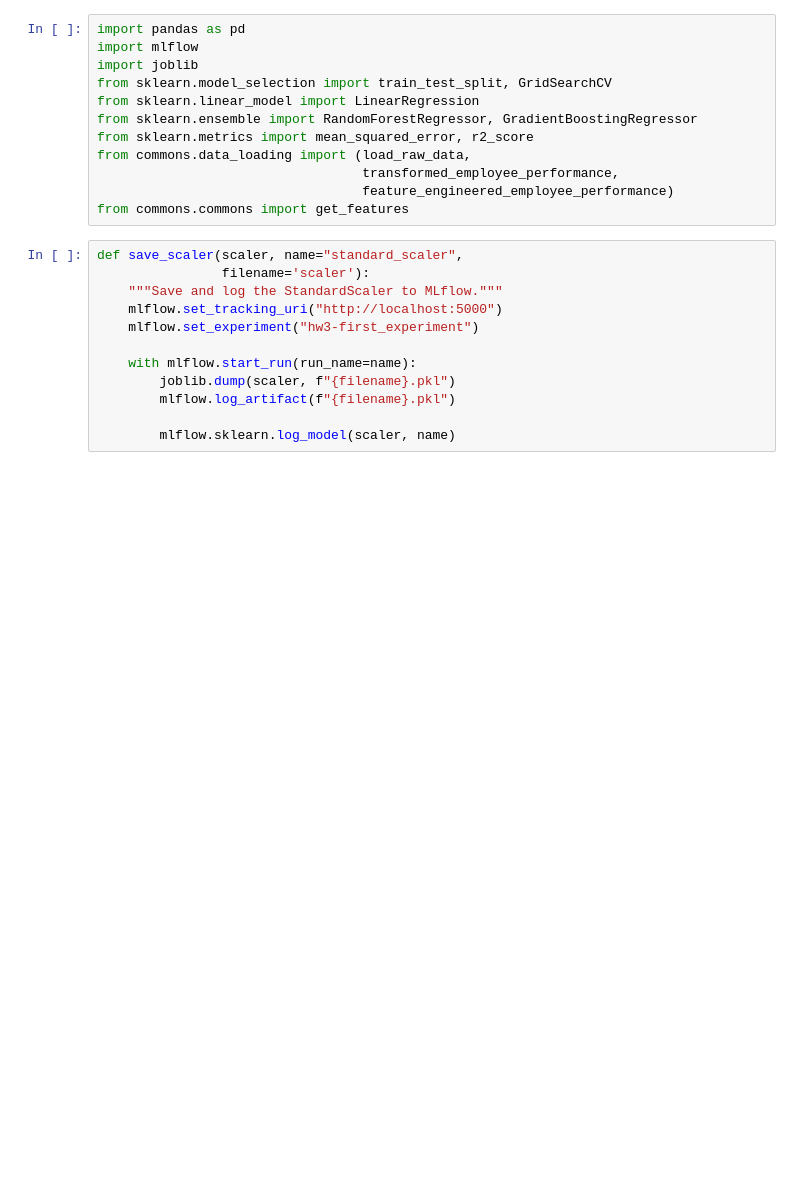
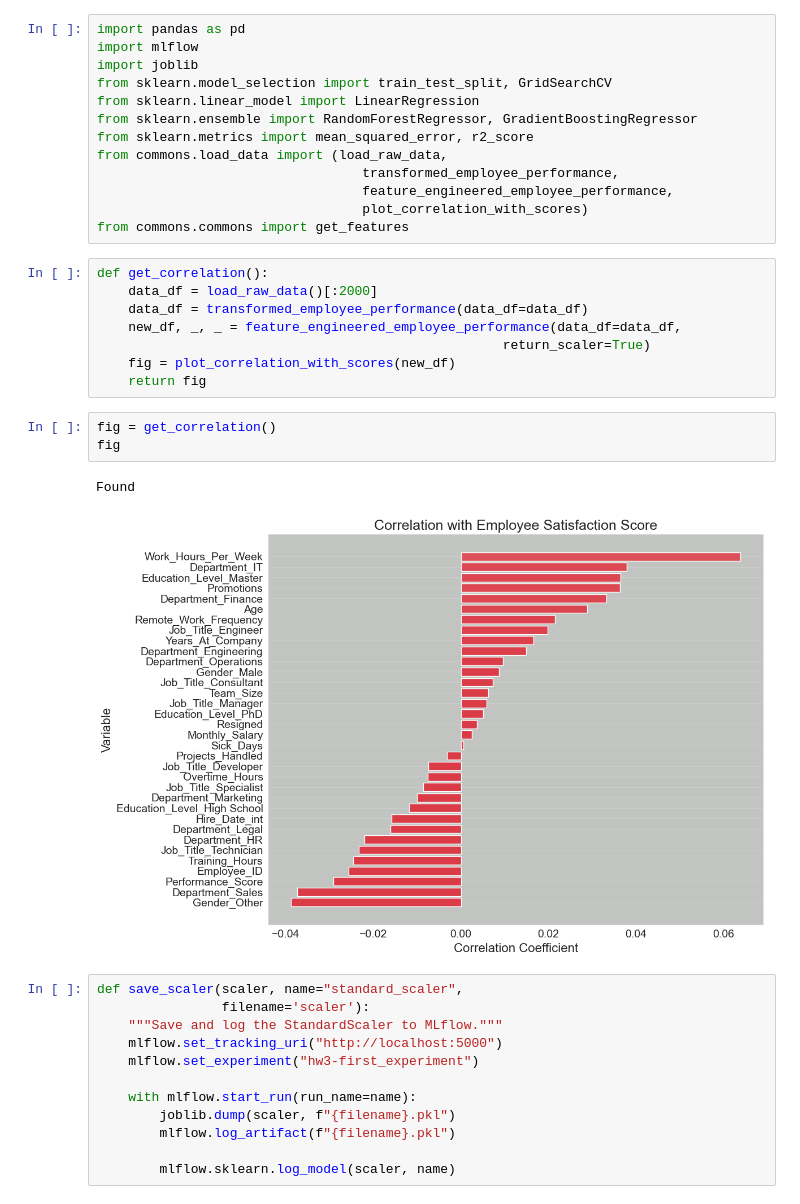
Before and after one commit to carlgonzales075/hr-employee-performance, a Jupyter notebook: notebooks/model_trainer.ipynb, the cells around one changed output. Drawn from its saved outputs; the diff is of its cells as text; blank space fills up the shorter version.

Commit message:
Added the correlation plots for the data.

```diff
--- a/notebooks/model_trainer.ipynb
+++ b/notebooks/model_trainer.ipynb
@@ -6,10 +6,25 @@ from sklearn.model_selection import train_test_split, GridSearchCV
 from sklearn.linear_model import LinearRegression
 from sklearn.ensemble import RandomForestRegressor, GradientBoostingRegressor
 from sklearn.metrics import mean_squared_error, r2_score
-from commons.data_loading import (load_raw_data,
+from commons.load_data import (load_raw_data,
                                   transformed_employee_performance,
-                                  feature_engineered_employee_performance)
+                                  feature_engineered_employee_performance,
+                                  plot_correlation_with_scores)
 from commons.commons import get_features
+# %%
+def get_correlation():
+    data_df = load_raw_data()[:2000]
+    data_df = transformed_employee_performance(data_df=data_df)
+    new_df, _, _ = feature_engineered_employee_performance(data_df=data_df,
+                                                    return_scaler=True)
+    fig = plot_correlation_with_scores(new_df)
+    return fig
+# %%
+fig = get_correlation()
+fig
+# %% [output]
+Found
+[figure, added]
 # %%
 def save_scaler(scaler, name="standard_scaler",
                 filename='scaler'):
```
Also changed, not shown: parts of 3 cells of this notebook, 5 other files.
